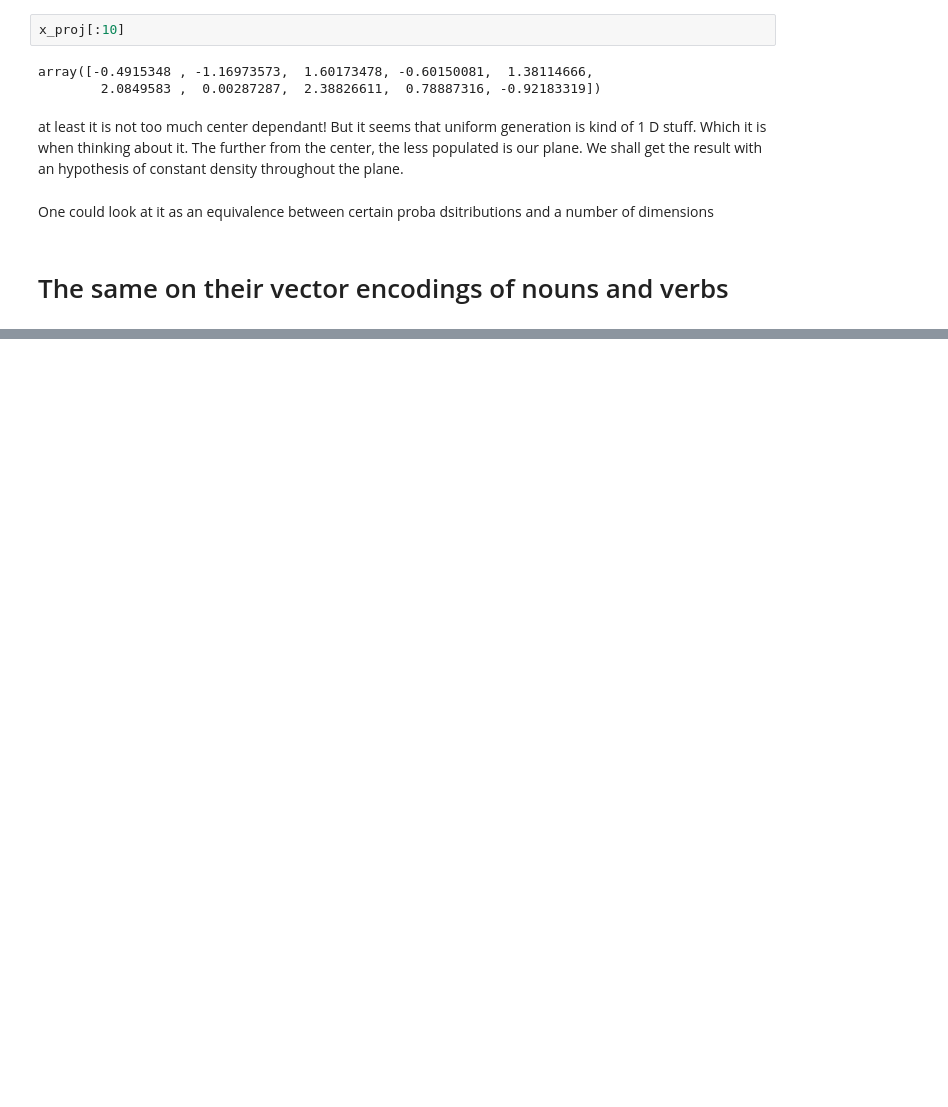
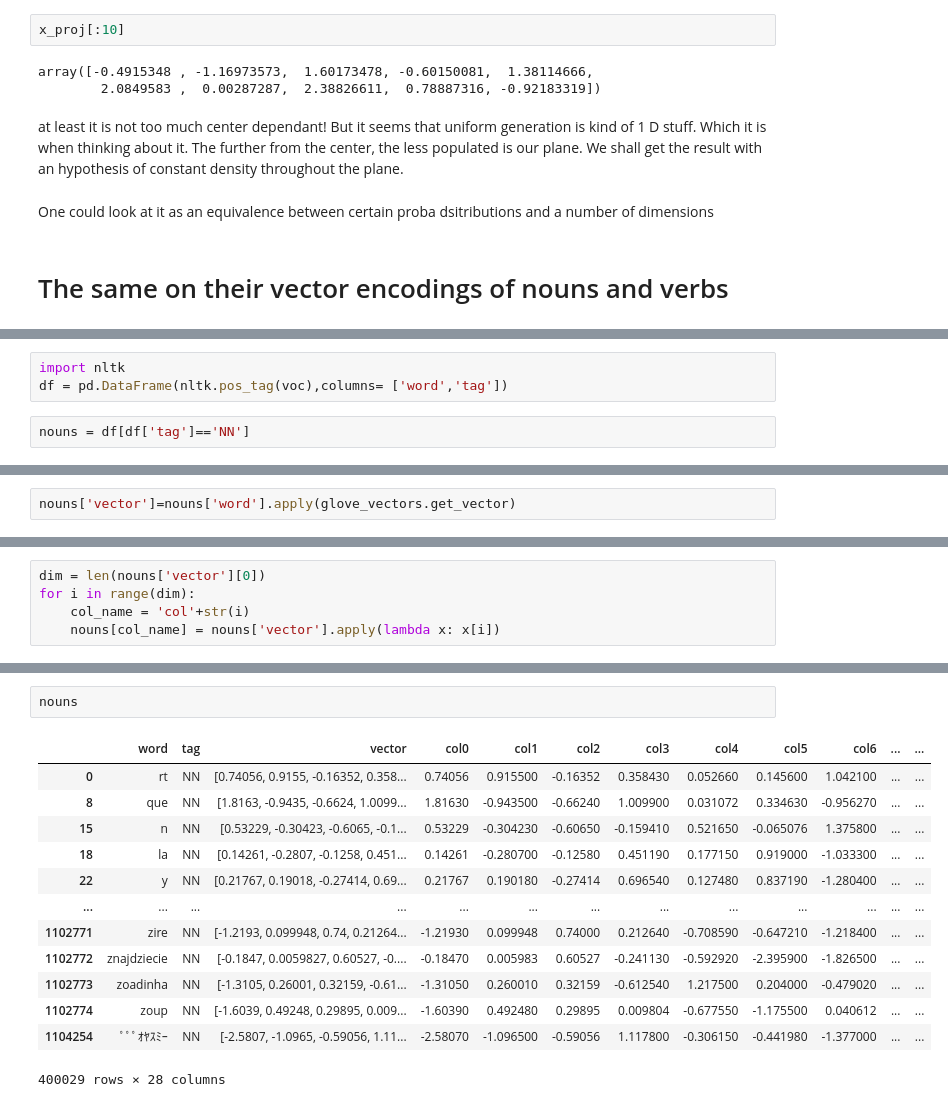
Before and after one commit to yoannmorello2/NLQuantum, a Jupyter notebook: Where_do_you_live.ipynb, the cells around one changed output, grey strips where cells are left out. Saved outputs shown, nothing was run; the diff lists cells and outputs as text; blank space fills up the shorter version.

```diff
--- a/Where_do_you_live.ipynb
+++ b/Where_do_you_live.ipynb
@@ -917,0 +1021,5 @@ One could look at it as an equivalence between certain proba dsitributions and a
+# %%
+import nltk
+df = pd.DataFrame(nltk.pos_tag(voc),columns= ['word','tag'])
+# %%
+nouns = df[df['tag']=='NN']
@@ -917,0 +1047,2 @@ One could look at it as an equivalence between certain proba dsitributions and a
+# %%
+nouns['vector']=nouns['word'].apply(glove_vectors.get_vector)
@@ -917,0 +1071,5 @@ One could look at it as an equivalence between certain proba dsitributions and a
+# %%
+dim = len(nouns['vector'][0])
+for i in range(dim):
+    col_name = 'col'+str(i)
+    nouns[col_name] = nouns['vector'].apply(lambda x: x[i])
@@ -917,0 +1094,16 @@ One could look at it as an equivalence between certain proba dsitributions and a
+# %%
+nouns
+# %% [output]
+|  | word | tag | vector | col0 | col1 | col2 | col3 | col4 | col5 | col6 | ... | ... |
+| 0 | rt | NN | [0.74056, 0.9155, -0.16352, 0.358... | 0.74056 | 0.915500 | -0.16352 | 0.358430 | 0.052660 | 0.145600 | 1.042100 | ... | ... |
+| 8 | que | NN | [1.8163, -0.9435, -0.6624, 1.0099... | 1.81630 | -0.943500 | -0.66240 | 1.009900 | 0.031072 | 0.334630 | -0.956270 | ... | ... |
+| 15 | n | NN | [0.53229, -0.30423, -0.6065, -0.1... | 0.53229 | -0.304230 | -0.60650 | -0.159410 | 0.521650 | -0.065076 | 1.375800 | ... | ... |
+| 18 | la | NN | [0.14261, -0.2807, -0.1258, 0.451... | 0.14261 | -0.280700 | -0.12580 | 0.451190 | 0.177150 | 0.919000 | -1.033300 | ... | ... |
+| 22 | y | NN | [0.21767, 0.19018, -0.27414, 0.69... | 0.21767 | 0.190180 | -0.27414 | 0.696540 | 0.127480 | 0.837190 | -1.280400 | ... | ... |
+| ... | ... | ... | ... | ... | ... | ... | ... | ... | ... | ... | ... | ... |
+| 1102771 | zire | NN | [-1.2193, 0.099948, 0.74, 0.21264... | -1.21930 | 0.099948 | 0.74000 | 0.212640 | -0.708590 | -0.647210 | -1.218400 | ... | ... |
+| 1102772 | znajdziecie | NN | [-0.1847, 0.0059827, 0.60527, -0.... | -0.18470 | 0.005983 | 0.60527 | -0.241130 | -0.592920 | -2.395900 | -1.826500 | ... | ... |
+| 1102773 | zoadinha | NN | [-1.3105, 0.26001, 0.32159, -0.61... | -1.31050 | 0.260010 | 0.32159 | -0.612540 | 1.217500 | 0.204000 | -0.479020 | ... | ... |
+| 1102774 | zoup | NN | [-1.6039, 0.49248, 0.29895, 0.009... | -1.60390 | 0.492480 | 0.29895 | 0.009804 | -0.677550 | -1.175500 | 0.040612 | ... | ... |
+| 1104254 | ﾟﾟﾟｵﾔｽﾐｰ | NN | [-2.5807, -1.0965, -0.59056, 1.11... | -2.58070 | -1.096500 | -0.59056 | 1.117800 | -0.306150 | -0.441980 | -1.377000 | ... | ... |
+400029 rows × 28 columns
```
Also changed, not shown: parts of 43 cells of this notebook.
